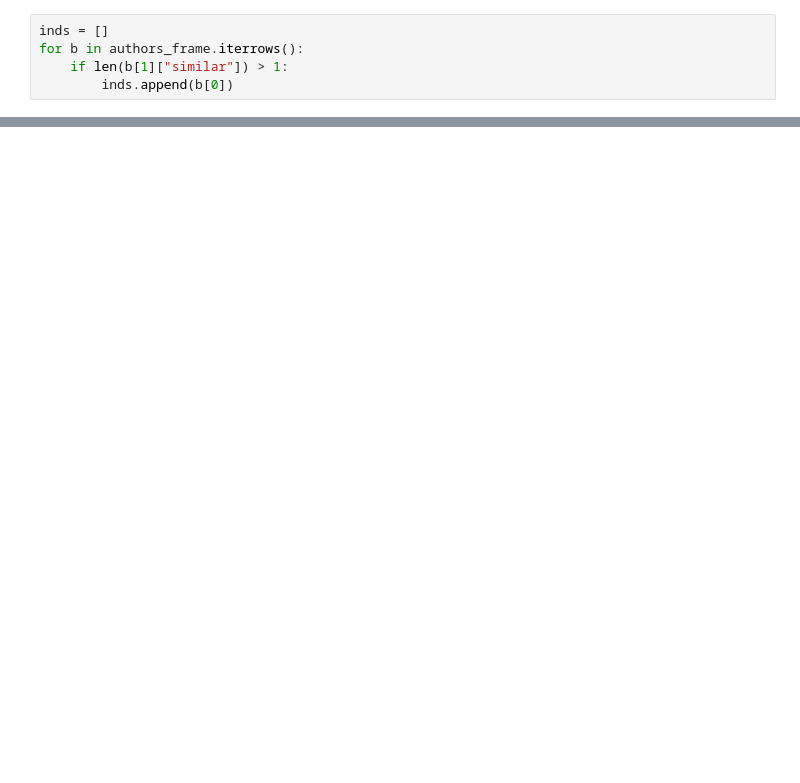
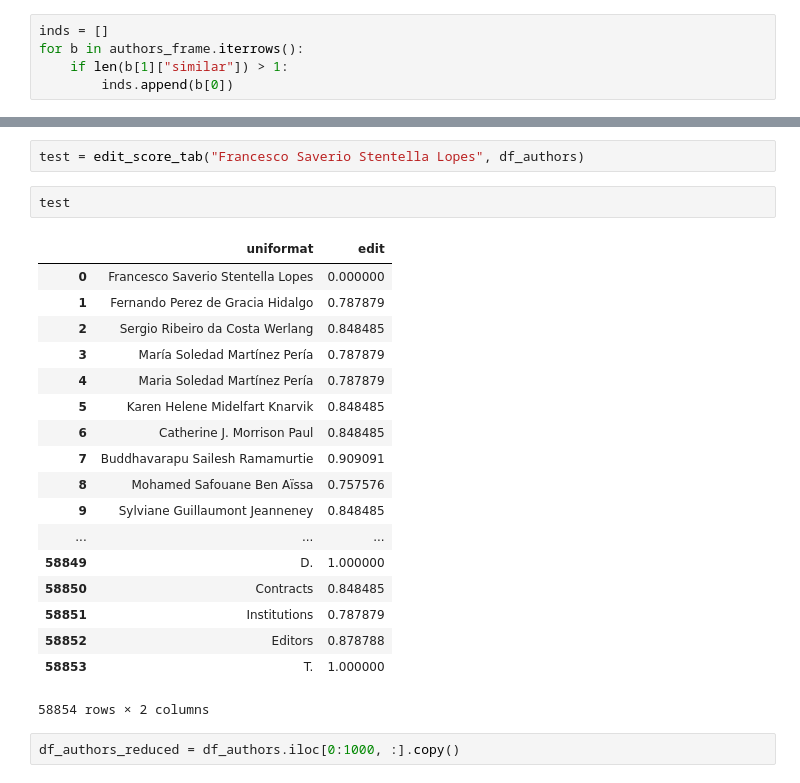
Before and after one commit to BoucheDimitri/CitationsNetwork, a Jupyter notebook: Tests.ipynb, the cells around one changed output, grey strips where cells are left out. Saved outputs shown, nothing was run; the diff lists cells and outputs as text; blank space fills up the shorter version.

Commit message:
Faster approach for edition proximity test added

```diff
--- a/Tests.ipynb
+++ b/Tests.ipynb
@@ -257,0 +194,25 @@ TypeError: Can't convert 'list' object to str implicitly
+# %%
+test = edit_score_tab("Francesco Saverio Stentella Lopes", df_authors)
+# %%
+test
+# %% [output]
+|  | uniformat | edit |
+| 0 | Francesco Saverio Stentella Lopes | 0.000000 |
+| 1 | Fernando Perez de Gracia Hidalgo | 0.787879 |
+| 2 | Sergio Ribeiro da Costa Werlang | 0.848485 |
+| 3 | María Soledad Martínez Pería | 0.787879 |
+| 4 | Maria Soledad Martínez Pería | 0.787879 |
+| 5 | Karen Helene Midelfart Knarvik | 0.848485 |
+| 6 | Catherine J. Morrison Paul | 0.848485 |
+| 7 | Buddhavarapu Sailesh Ramamurtie | 0.909091 |
+| 8 | Mohamed Safouane Ben Aïssa | 0.757576 |
+| 9 | Sylviane Guillaumont Jeanneney | 0.848485 |
+| ... | ... | ... |
+| 58849 | D. | 1.000000 |
+| 58850 | Contracts | 0.848485 |
+| 58851 | Institutions | 0.787879 |
+| 58852 | Editors | 0.878788 |
+| 58853 | T. | 1.000000 |
+58854 rows × 2 columns
+# %%
+df_authors_reduced = df_authors.iloc[0:1000, :].copy()
```
Also changed, not shown: parts of 28 cells of this notebook.
